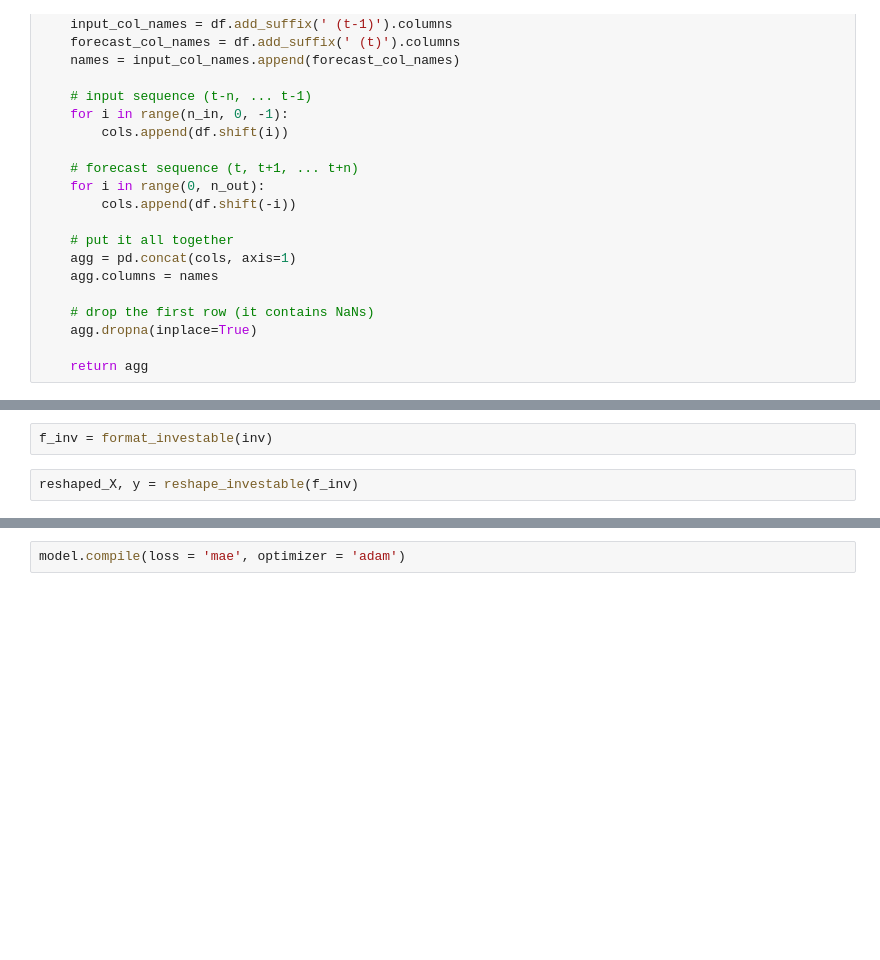
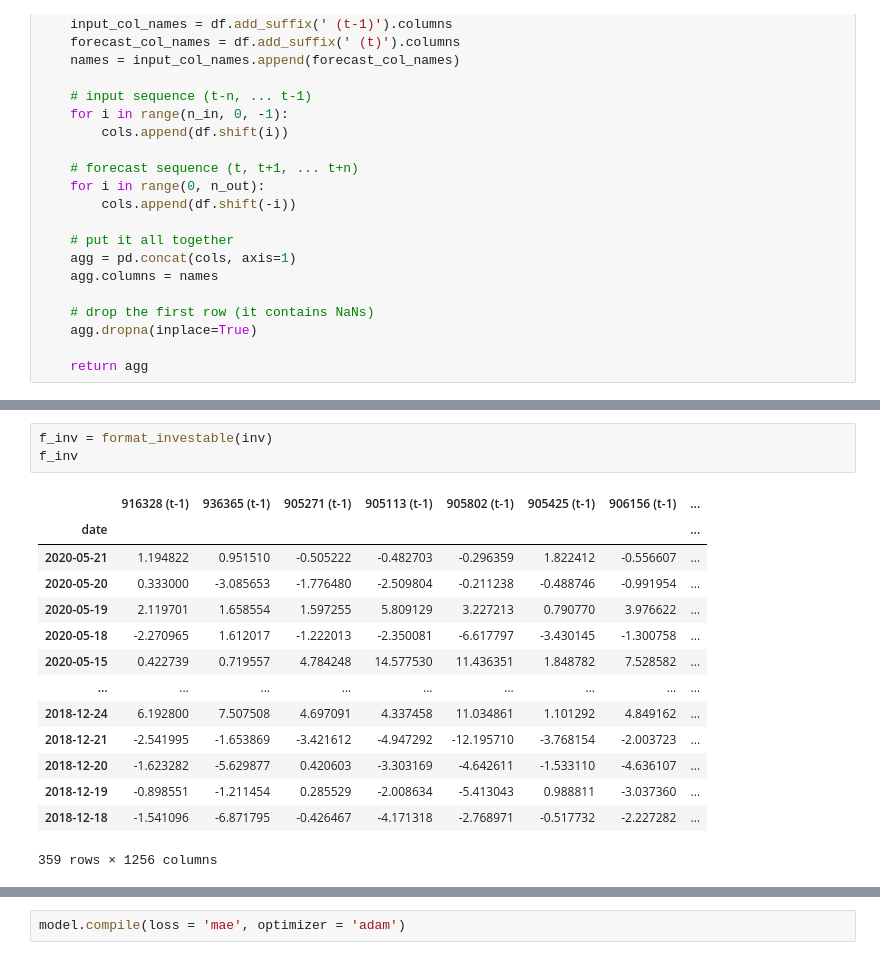
Before and after one commit to jeremylee73/differential-capital, a Jupyter notebook: LSTM pipeline.ipynb, the cells around one changed output, grey strips where cells are left out. Drawn from its saved outputs; the diff is of its cells as text; blank space fills up the shorter version.

```diff
--- a/LSTM pipeline.ipynb
+++ b/LSTM pipeline.ipynb
@@ -88,4 +126,18 @@ inv = get_investable(t, 360)
 # %%
 f_inv = format_investable(inv)
+f_inv
+# %% [output]
+|  | 916328 (t-1) | 936365 (t-1) | 905271 (t-1) | 905113 (t-1) | 905802 (t-1) | 905425 (t-1) | 906156 (t-1) | ... |
+| date |  |  |  |  |  |  |  | ... |
+| 2020-05-21 | 1.194822 | 0.951510 | -0.505222 | -0.482703 | -0.296359 | 1.822412 | -0.556607 | ... |
+| 2020-05-20 | 0.333000 | -3.085653 | -1.776480 | -2.509804 | -0.211238 | -0.488746 | -0.991954 | ... |
+| 2020-05-19 | 2.119701 | 1.658554 | 1.597255 | 5.809129 | 3.227213 | 0.790770 | 3.976622 | ... |
+| 2020-05-18 | -2.270965 | 1.612017 | -1.222013 | -2.350081 | -6.617797 | -3.430145 | -1.300758 | ... |
+| 2020-05-15 | 0.422739 | 0.719557 | 4.784248 | 14.577530 | 11.436351 | 1.848782 | 7.528582 | ... |
+| ... | ... | ... | ... | ... | ... | ... | ... | ... |
+| 2018-12-24 | 6.192800 | 7.507508 | 4.697091 | 4.337458 | 11.034861 | 1.101292 | 4.849162 | ... |
+| 2018-12-21 | -2.541995 | -1.653869 | -3.421612 | -4.947292 | -12.195710 | -3.768154 | -2.003723 | ... |
+| 2018-12-20 | -1.623282 | -5.629877 | 0.420603 | -3.303169 | -4.642611 | -1.533110 | -4.636107 | ... |
+| 2018-12-19 | -0.898551 | -1.211454 | 0.285529 | -2.008634 | -5.413043 | 0.988811 | -3.037360 | ... |
+| 2018-12-18 | -1.541096 | -6.871795 | -0.426467 | -4.171318 | -2.768971 | -0.517732 | -2.227282 | ... |
+359 rows × 1256 columns
-# %%
-reshaped_X, y = reshape_investable(f_inv)
```
Also changed, not shown: parts of 12 cells of this notebook.
